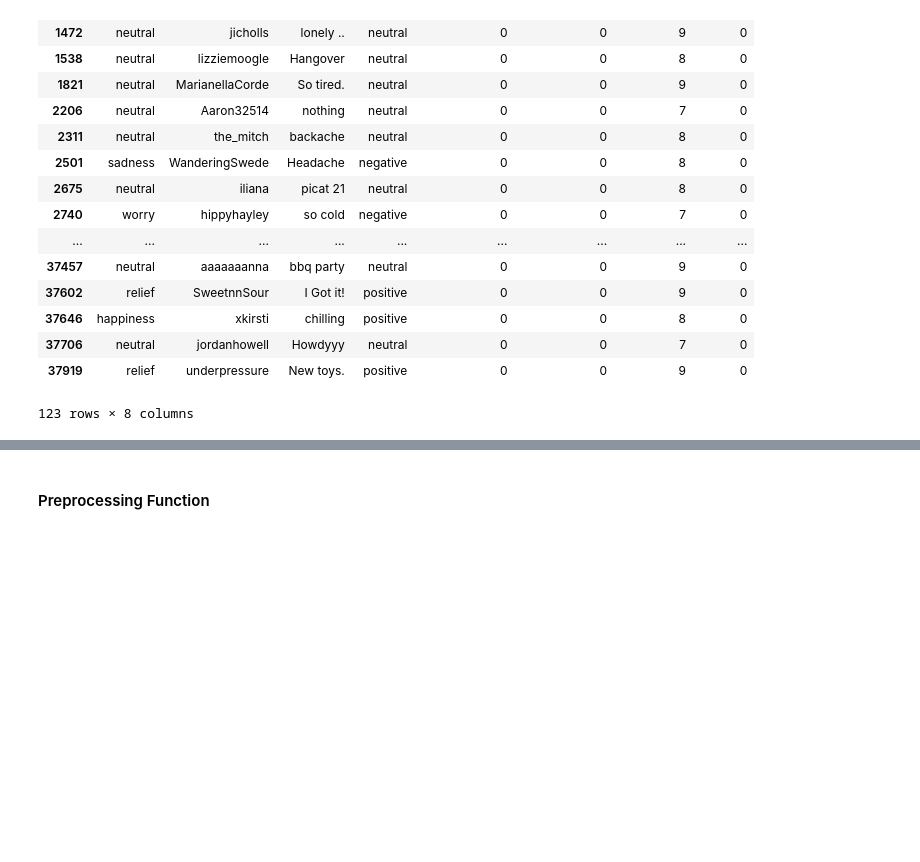
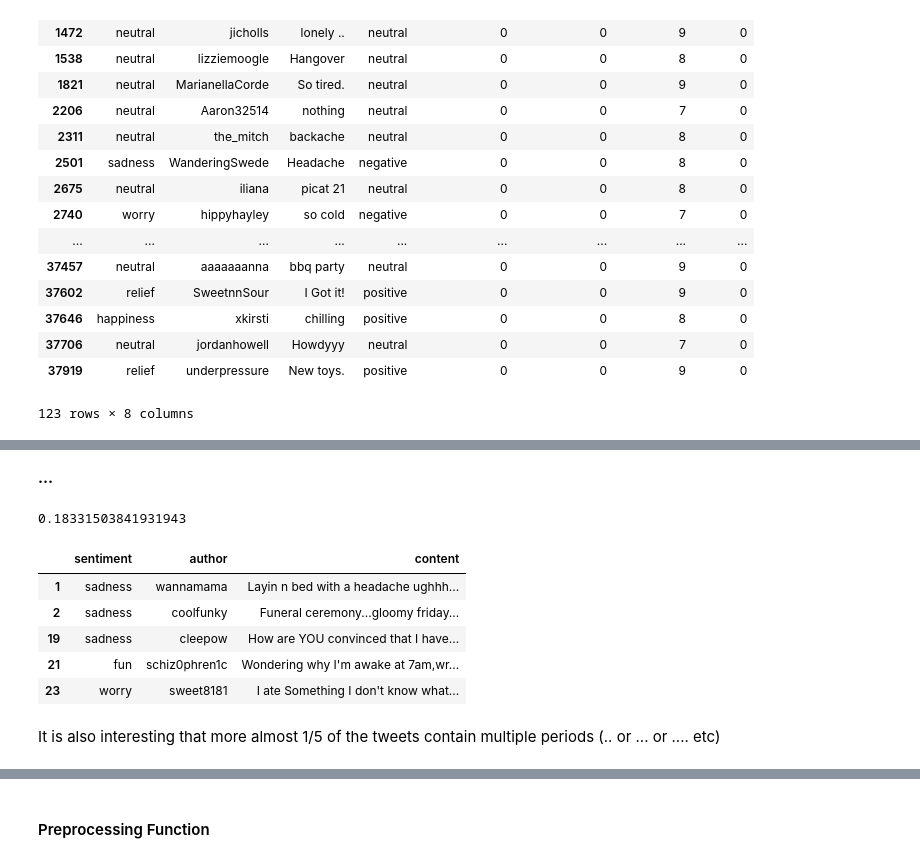
Before and after one commit to kaymal/twitter-emotions, a Jupyter notebook: data-preparation.ipynb, the cells around one changed output, grey strips where cells are left out. Saved outputs shown, nothing was run; the diff lists cells and outputs as text; code cells hidden in the pictures; blank space fills up the shorter version.

```diff
--- a/data-preparation.ipynb
+++ b/data-preparation.ipynb
@@ -608,0 +705,3 @@ df[df.content.str.replace(r'http[^\s]+', 'HTTP').str.len()<10]
+# %%
+# Create a new column "ex_point"
+df['ex_point'] = df.content.str.contains("!")*1
@@ -608,0 +732,21 @@ df[df.content.str.replace(r'http[^\s]+', 'HTTP').str.len()<10]
+# %%
+# Create a new column "qu_mark"
+df['qu_mark'] = df.content.str.contains("\?")*1
+# %% [markdown]
+**...**
+# %%
+# Look for ..
+df.content.str.contains("\.\.+").mean()
+# %% [output]
+0.18331503841931943
+# %%
+df[df.content.str.contains(r"\.\.")].head()
+# %% [output]
+|  | sentiment | author | content |
+| 1 | sadness | wannamama | Layin n bed with a headache ughhh... |
+| 2 | sadness | coolfunky | Funeral ceremony...gloomy friday... |
+| 19 | sadness | cleepow | How are YOU convinced that I have... |
+| 21 | fun | schiz0phren1c | Wondering why I'm awake at 7am,wr... |
+| 23 | worry | sweet8181 | I ate Something I don't know what... |
+# %% [markdown]
+It is also interesting that more almost 1/5 of the tweets contain multiple periods (.. or ... or .... etc)
```
Also changed, not shown: parts of 27 cells of this notebook.
